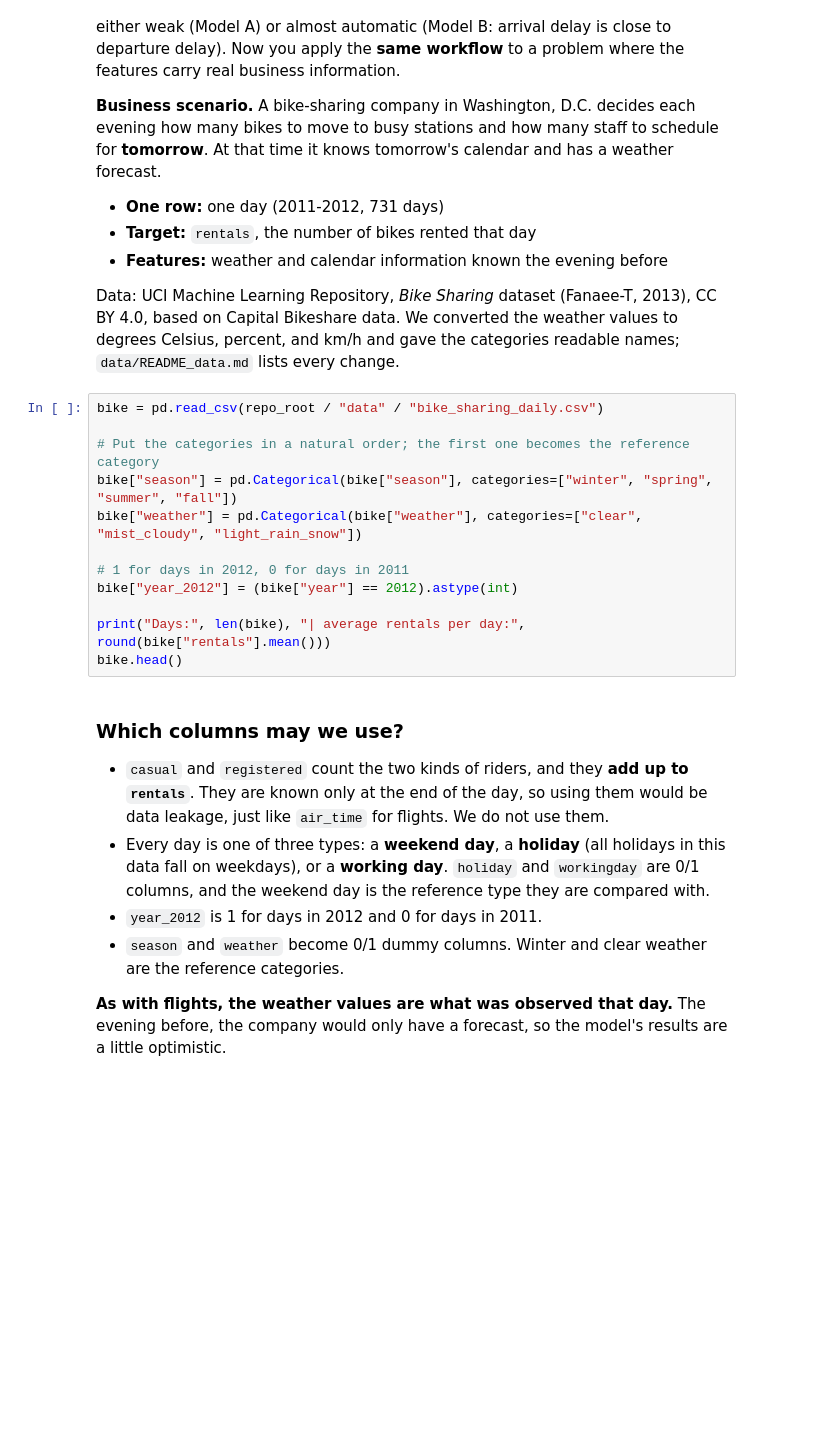
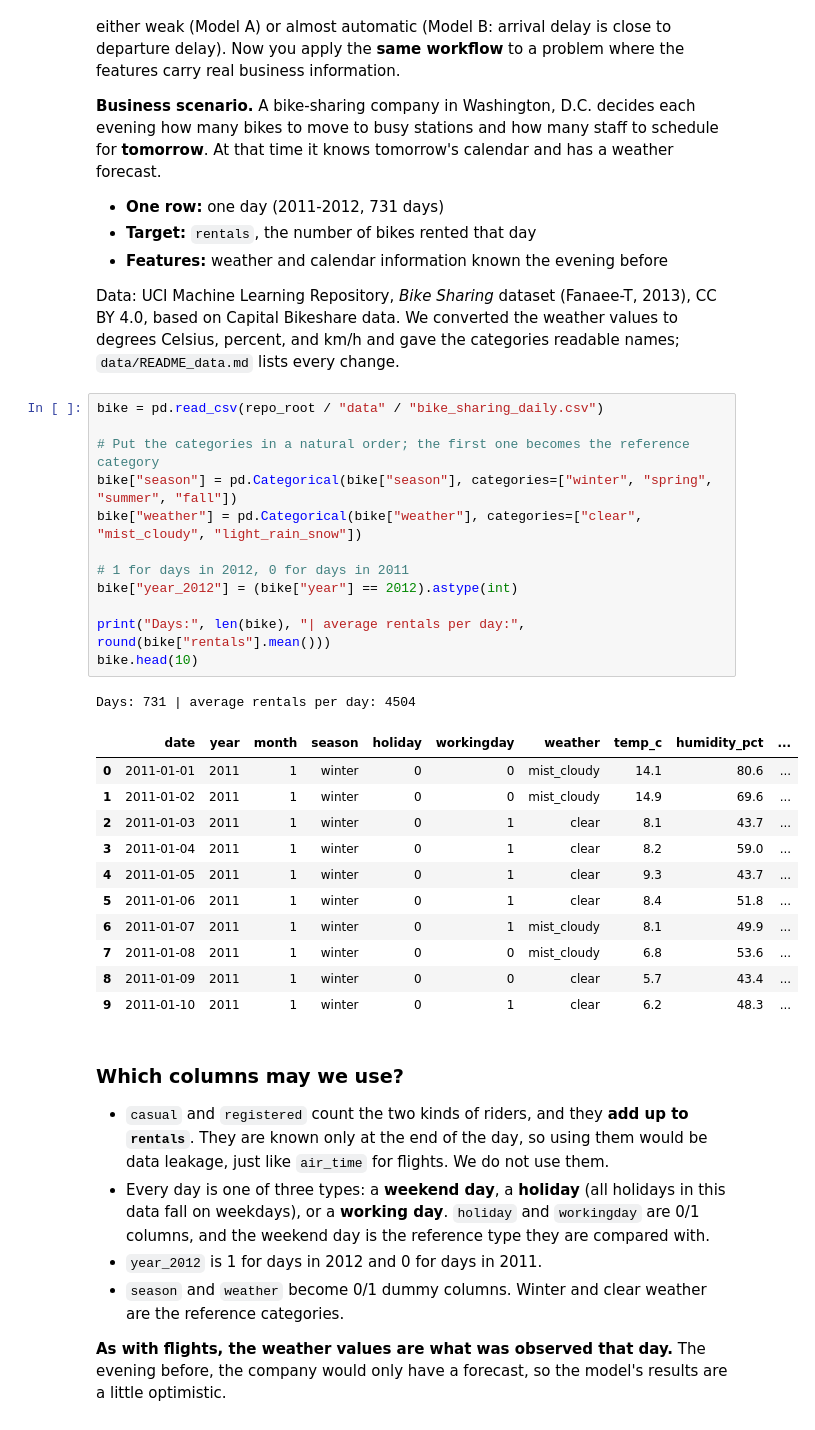
Before and after one commit to DuzyCzerwony/ban6003-week-12-13-modeling-template, a Jupyter notebook: notebooks/module12_linear_regression_guided_lab.ipynb, the cells around one changed output. Drawn from its saved outputs; the diff is of its cells as text; blank space fills up the shorter version.

```diff
--- a/notebooks/module12_linear_regression_guided_lab.ipynb
+++ b/notebooks/module12_linear_regression_guided_lab.ipynb
@@ -460,15 +567,28 @@ Data: UCI Machine Learning Repository, *Bike Sharing* dataset (Fanaee-T, 2013),
 # %%
 bike = pd.read_csv(repo_root / "data" / "bike_sharing_daily.csv")
 
 # Put the categories in a natural order; the first one becomes the reference category
 bike["season"] = pd.Categorical(bike["season"], categories=["winter", "spring", "summer", "fall"])
 bike["weather"] = pd.Categorical(bike["weather"], categories=["clear", "mist_cloudy", "light_rain_snow"])
 
 # 1 for days in 2012, 0 for days in 2011
 bike["year_2012"] = (bike["year"] == 2012).astype(int)
 
 print("Days:", len(bike), "| average rentals per day:", round(bike["rentals"].mean()))
-bike.head()
+bike.head(10)
+# %% [output]
+Days: 731 | average rentals per day: 4504
+|  | date | year | month | season | holiday | workingday | weather | temp_c | humidity_pct | ... |
+| 0 | 2011-01-01 | 2011 | 1 | winter | 0 | 0 | mist_cloudy | 14.1 | 80.6 | ... |
+| 1 | 2011-01-02 | 2011 | 1 | winter | 0 | 0 | mist_cloudy | 14.9 | 69.6 | ... |
+| 2 | 2011-01-03 | 2011 | 1 | winter | 0 | 1 | clear | 8.1 | 43.7 | ... |
+| 3 | 2011-01-04 | 2011 | 1 | winter | 0 | 1 | clear | 8.2 | 59.0 | ... |
+| 4 | 2011-01-05 | 2011 | 1 | winter | 0 | 1 | clear | 9.3 | 43.7 | ... |
+| 5 | 2011-01-06 | 2011 | 1 | winter | 0 | 1 | clear | 8.4 | 51.8 | ... |
+| 6 | 2011-01-07 | 2011 | 1 | winter | 0 | 1 | mist_cloudy | 8.1 | 49.9 | ... |
+| 7 | 2011-01-08 | 2011 | 1 | winter | 0 | 0 | mist_cloudy | 6.8 | 53.6 | ... |
+| 8 | 2011-01-09 | 2011 | 1 | winter | 0 | 0 | clear | 5.7 | 43.4 | ... |
+| 9 | 2011-01-10 | 2011 | 1 | winter | 0 | 1 | clear | 6.2 | 48.3 | ... |
 # %% [markdown]
 ### Which columns may we use?
 
```
Also changed, not shown: parts of 27 cells of this notebook, 3 other files.
